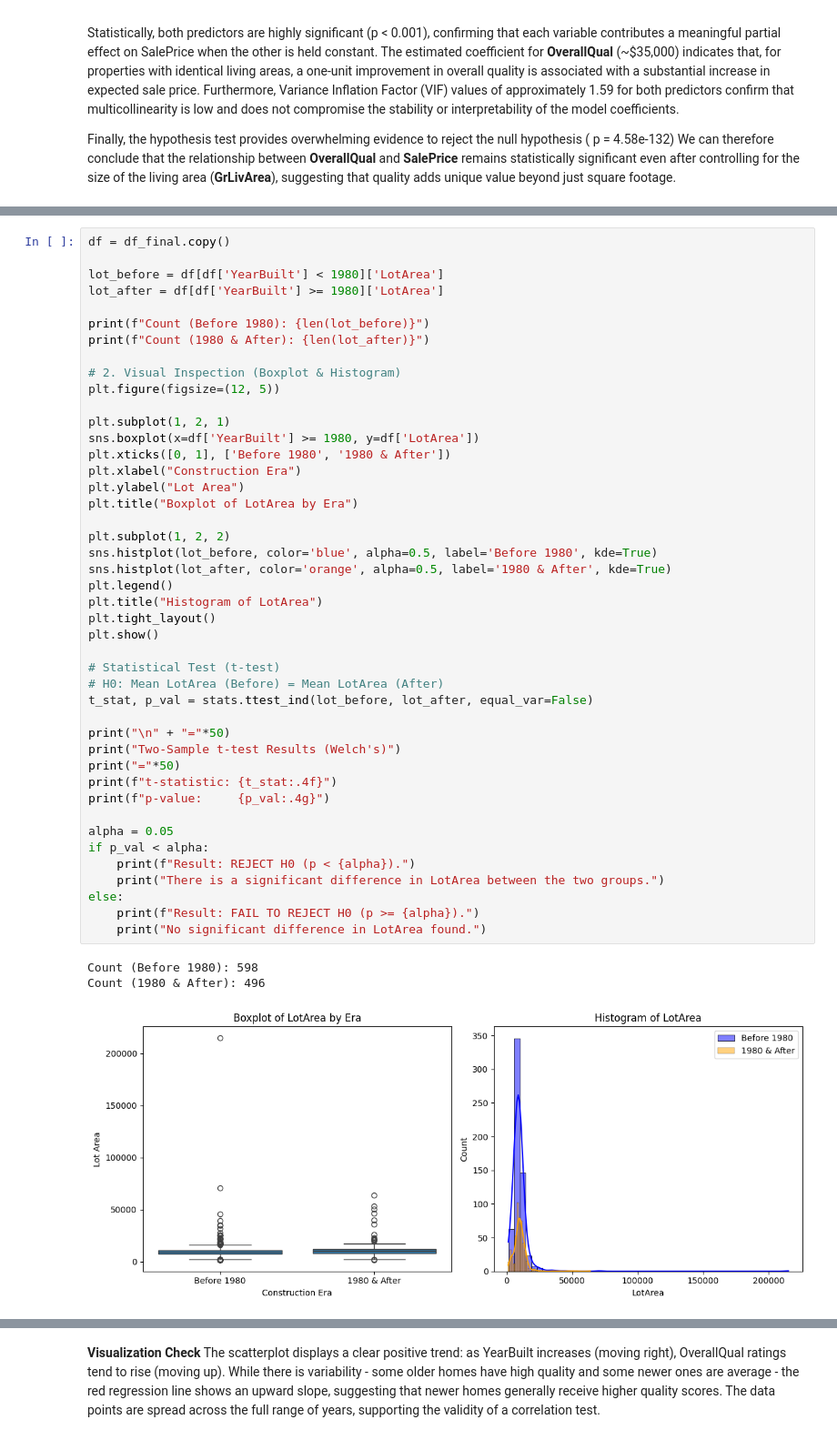
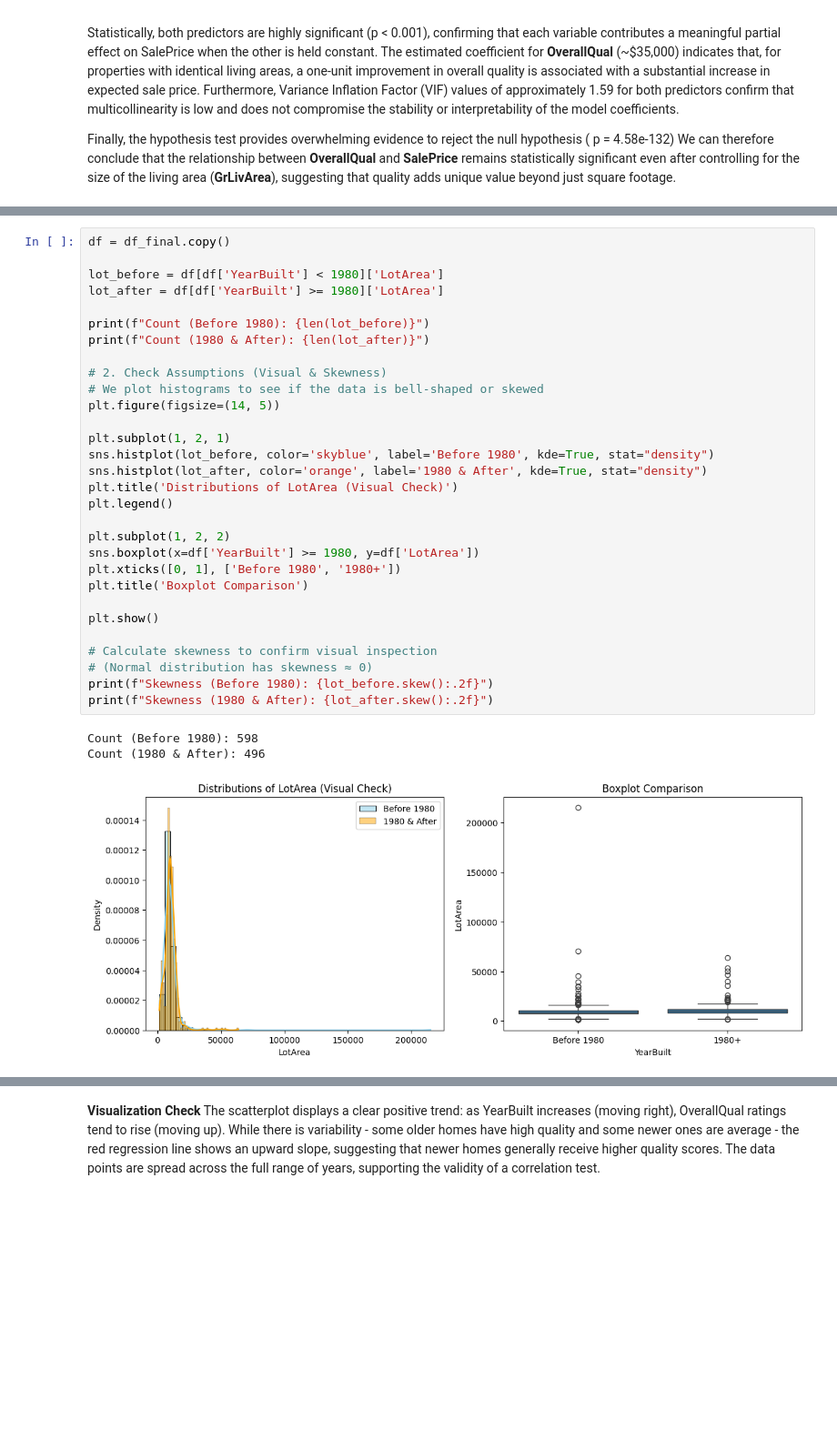
Before and after one commit to TheKusz/Stats_DSM030-2025-OCT, a Jupyter notebook: CW1/DSM030-CW-Oct25-Skeleton-Solution-House-Price-Stat-Significance.ipynb, the cells around one changed output, grey strips where cells are left out. Shown at 91% size. Saved outputs shown, nothing was run; the diff lists cells and outputs as text; blank space fills up the shorter version.

```diff
--- a/CW1/DSM030-CW-Oct25-Skeleton-Solution-House-Price-Stat-Significance.ipynb
+++ b/CW1/DSM030-CW-Oct25-Skeleton-Solution-House-Price-Stat-Significance.ipynb
@@ -519,48 +534,34 @@ Specifically, we will use Welch’s t-test (by setting equal_var=False in scipy.
 # %%
 df = df_final.copy()
 
 lot_before = df[df['YearBuilt'] < 1980]['LotArea']
 lot_after = df[df['YearBuilt'] >= 1980]['LotArea']
 
 print(f"Count (Before 1980): {len(lot_before)}")
 print(f"Count (1980 & After): {len(lot_after)}")
 
-# 2. Visual Inspection (Boxplot & Histogram)
-plt.figure(figsize=(12, 5))
+# 2. Check Assumptions (Visual & Skewness)
+# We plot histograms to see if the data is bell-shaped or skewed
+plt.figure(figsize=(14, 5))
 
 plt.subplot(1, 2, 1)
-sns.boxplot(x=df['YearBuilt'] >= 1980, y=df['LotArea'])
-plt.xticks([0, 1], ['Before 1980', '1980 & After'])
-plt.xlabel("Construction Era")
-plt.ylabel("Lot Area")
-plt.title("Boxplot of LotArea by Era")
+sns.histplot(lot_before, color='skyblue', label='Before 1980', kde=True, stat="density")
+sns.histplot(lot_after, color='orange', label='1980 & After', kde=True, stat="density")
+plt.title('Distributions of LotArea (Visual Check)')
+plt.legend()
 
 plt.subplot(1, 2, 2)
-sns.histplot(lot_before, color='blue', alpha=0.5, label='Before 1980', kde=True)
-sns.histplot(lot_after, color='orange', alpha=0.5, label='1980 & After', kde=True)
-plt.legend()
-plt.title("Histogram of LotArea")
-plt.tight_layout()
+sns.boxplot(x=df['YearBuilt'] >= 1980, y=df['LotArea'])
+plt.xticks([0, 1], ['Before 1980', '1980+'])
+plt.title('Boxplot Comparison')
+
 plt.show()
 
-# Statistical Test (t-test)
-# H0: Mean LotArea (Before) = Mean LotArea (After)
-t_stat, p_val = stats.ttest_ind(lot_before, lot_after, equal_var=False)
-
-print("\n" + "="*50)
-print("Two-Sample t-test Results (Welch's)")
-print("="*50)
-print(f"t-statistic: {t_stat:.4f}")
-print(f"p-value:     {p_val:.4g}")
-
-alpha = 0.05
-if p_val < alpha:
-    print(f"Result: REJECT H0 (p < {alpha}).")
-    print("There is a significant difference in LotArea between the two groups.")
-else:
-    print(f"Result: FAIL TO REJECT H0 (p >= {alpha}).")
-    print("No significant difference in LotArea found.")
+# Calculate skewness to confirm visual inspection
+# (Normal distribution has skewness ≈ 0)
+print(f"Skewness (Before 1980): {lot_before.skew():.2f}")
+print(f"Skewness (1980 & After): {lot_after.skew():.2f}")
 # %% [output]
 Count (Before 1980): 598
 Count (1980 & After): 496
-[figure, old version]
+[figure, new version]
```
Also changed, not shown: parts of 26 cells of this notebook.
